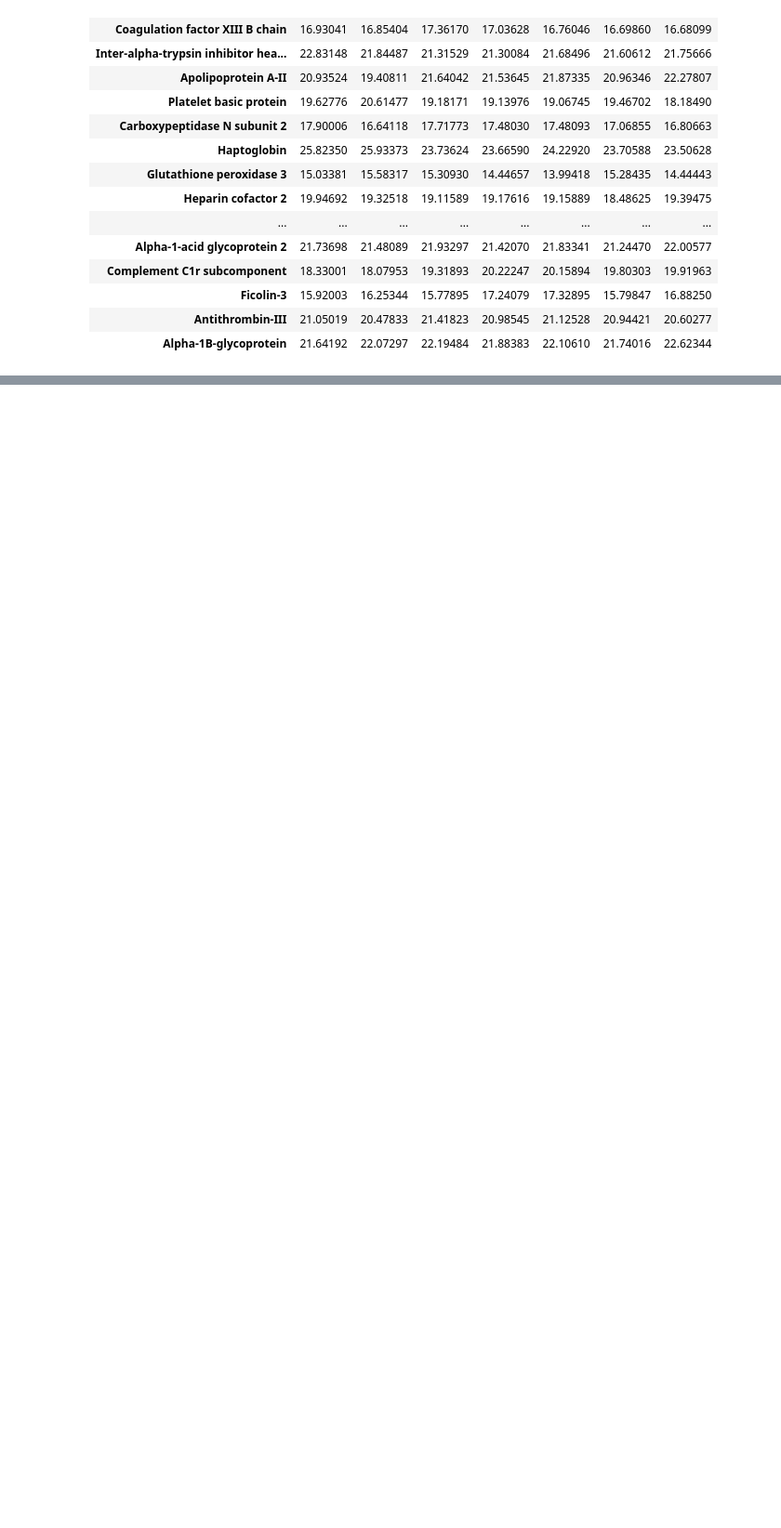
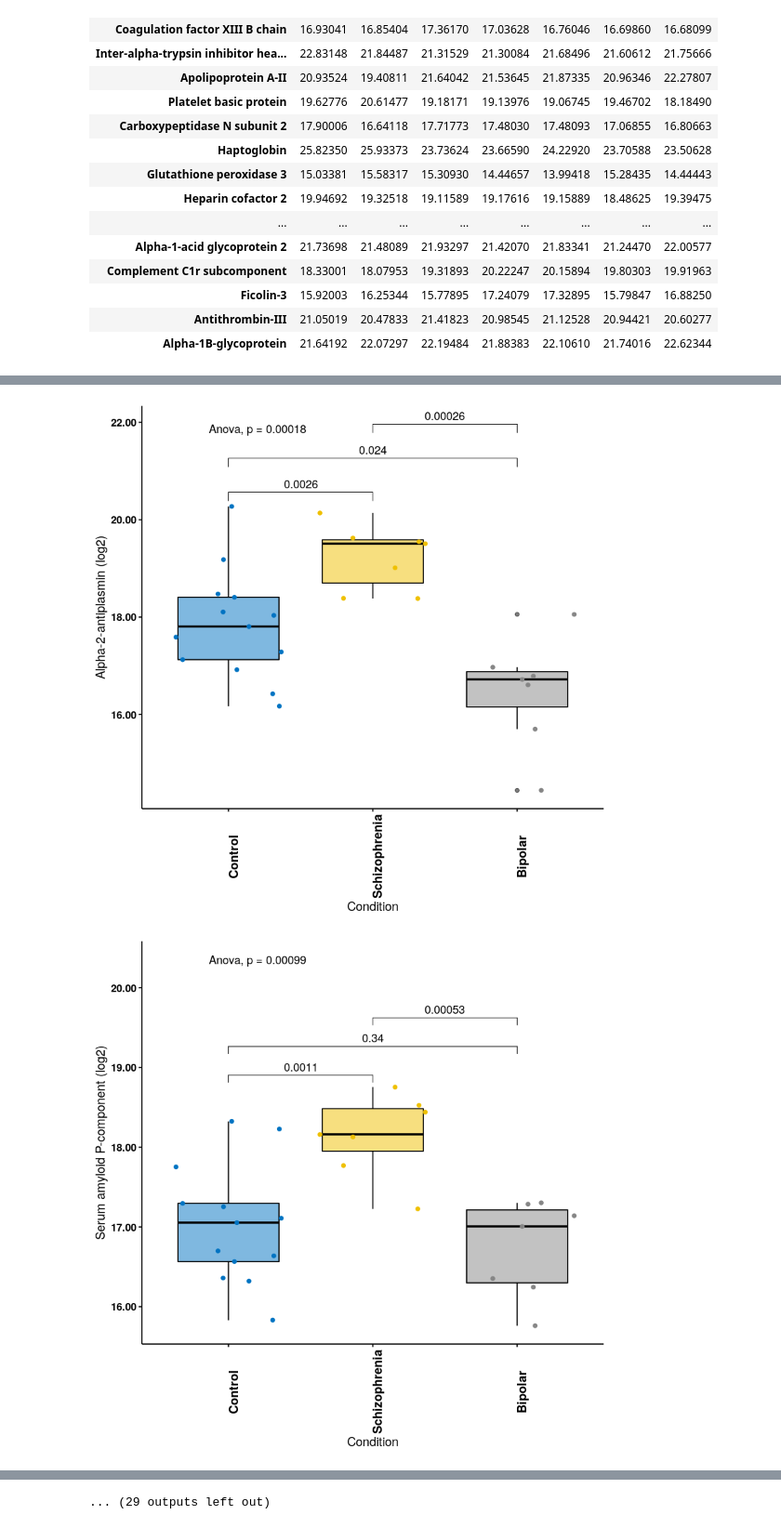
Before and after one commit to fpgdesa/ResultadosElisa, a Jupyter notebook: Resultados.ipynb, the cells around one changed output, grey strips where cells are left out. Shown at 93% size. Saved outputs shown, nothing was run; the diff lists cells and outputs as text; code cells hidden in the pictures; blank space fills up the shorter version.

```diff
--- a/Resultados.ipynb
+++ b/Resultados.ipynb
@@ -216 +204,59 @@ for(i in c(1:length(dados$Grupos))){
 ... (32 outputs left out)
+# %%
+for(i in c(1:length(dados$Grupos))){
+
+    controle <- controle_data  %>% slice(i) %>% t() %>% as.data.frame() %>%  mutate(label = "Control")
+    esquizo <- esquizo_data  %>% slice(i) %>% t() %>% as.data.frame() %>% mutate(label = "Schizophrenia")
+    bipolar <- bipolar_data  %>% slice(i) %>% t() %>% as.data.frame() %>% mutate(label = "Bipolar")
+    group <- rbind(controle, esquizo,bipolar) %>% rename(value = V1)
+
+
+    my_comparisons <- list( c("Control", "Schizophrenia"),
+                            c("Control","Bipolar"),
+                            c("Bipolar","Schizophrenia"))
+
+
+    p <- ggboxplot(group,
+                    x = "label",
+                    y = "value",
+                    color = "black",
+                    fill = "label",
+                    alpha = 0.5,
+                    palette = "jco") +
+
+
+  #  scale_x_discrete(limits=c("Bipolar", "Control", "Schizophrenia")) +
+
+    stat_compare_means(comparisons = my_comparisons,
+                       method = "t.test") +
+
+    stat_compare_means(method = "anova",
+                       label.y = max(group$value) + 1.6) +
+
+    geom_jitter(aes(color = label)) +
+
+
+    theme(legend.position = "none") +
+
+    labs(x= "Condition",
+         y= paste(dados$Grupos[i], "(log2)"),
+            title= NULL) +
+
+        theme(
+        axis.line = element_line(colour = "black"),
+        panel.grid.major = element_blank(),
+        panel.grid.minor = element_blank(),
+        panel.border = element_blank(),
+        panel.background = element_blank(),
+        axis.text.x = element_text(angle = 90, size = 12, face = "bold"),
+        axis.text.y = element_text(size = 10,face = "bold")) +
+
+        scale_y_continuous(labels = scales::number_format(accuracy = 0.01,
+                          decimal.mark = '.'))
+
+    print(p)
+
+    }
+# %% [output]
+[figure, added]
+[figure, added]
@@ -216,0 +273 @@ for(i in c(1:length(dados$Grupos))){
+... (29 outputs left out)
```
Also changed, not shown: parts of 4 cells of this notebook.
